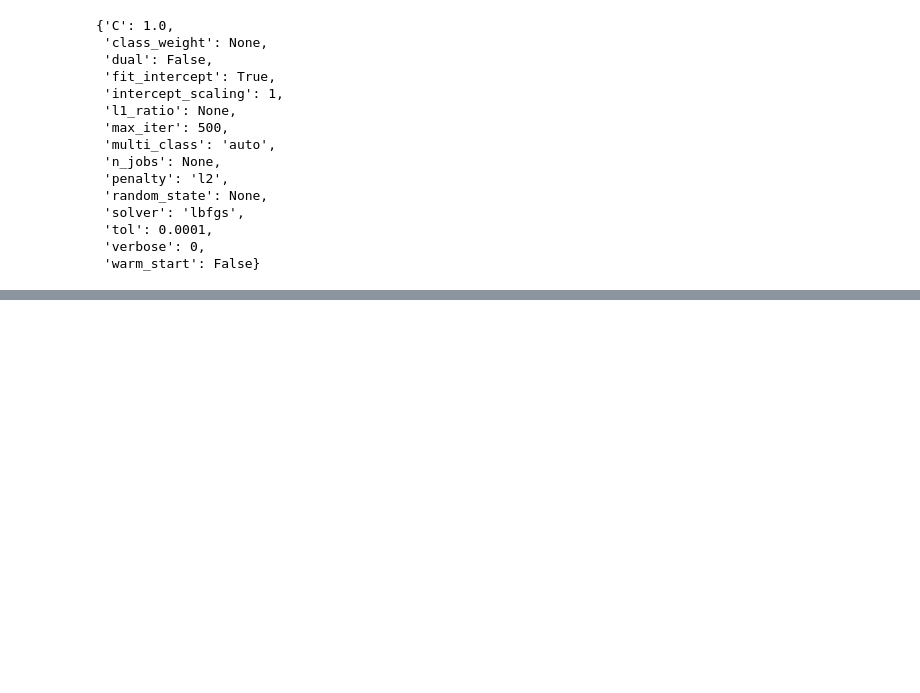
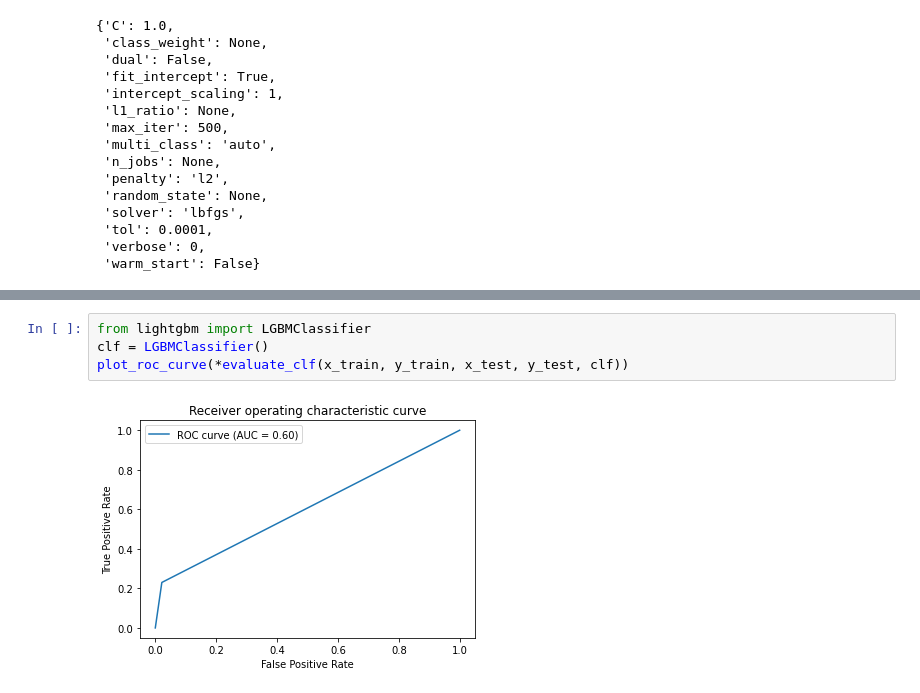
Before and after one commit to lustraka/Udacity01_Optimizing_a_Pipeline_in_Azure, a Jupyter notebook: sandbox-1/Colab_BankMarketingExperiments.ipynb, the cells around one changed output, grey strips where cells are left out. Saved outputs shown, nothing was run; the diff lists cells and outputs as text; blank space fills up the shorter version.

```diff
--- a/sandbox-1/Colab_BankMarketingExperiments.ipynb
+++ b/sandbox-1/Colab_BankMarketingExperiments.ipynb
@@ -149,0 +216,6 @@ clf.get_params()
+# %%
+from lightgbm import LGBMClassifier
+clf = LGBMClassifier()
+plot_roc_curve(*evaluate_clf(x_train, y_train, x_test, y_test, clf))
+# %% [output]
+[figure, added]
```
Also changed, not shown: parts of 11 cells of this notebook.
